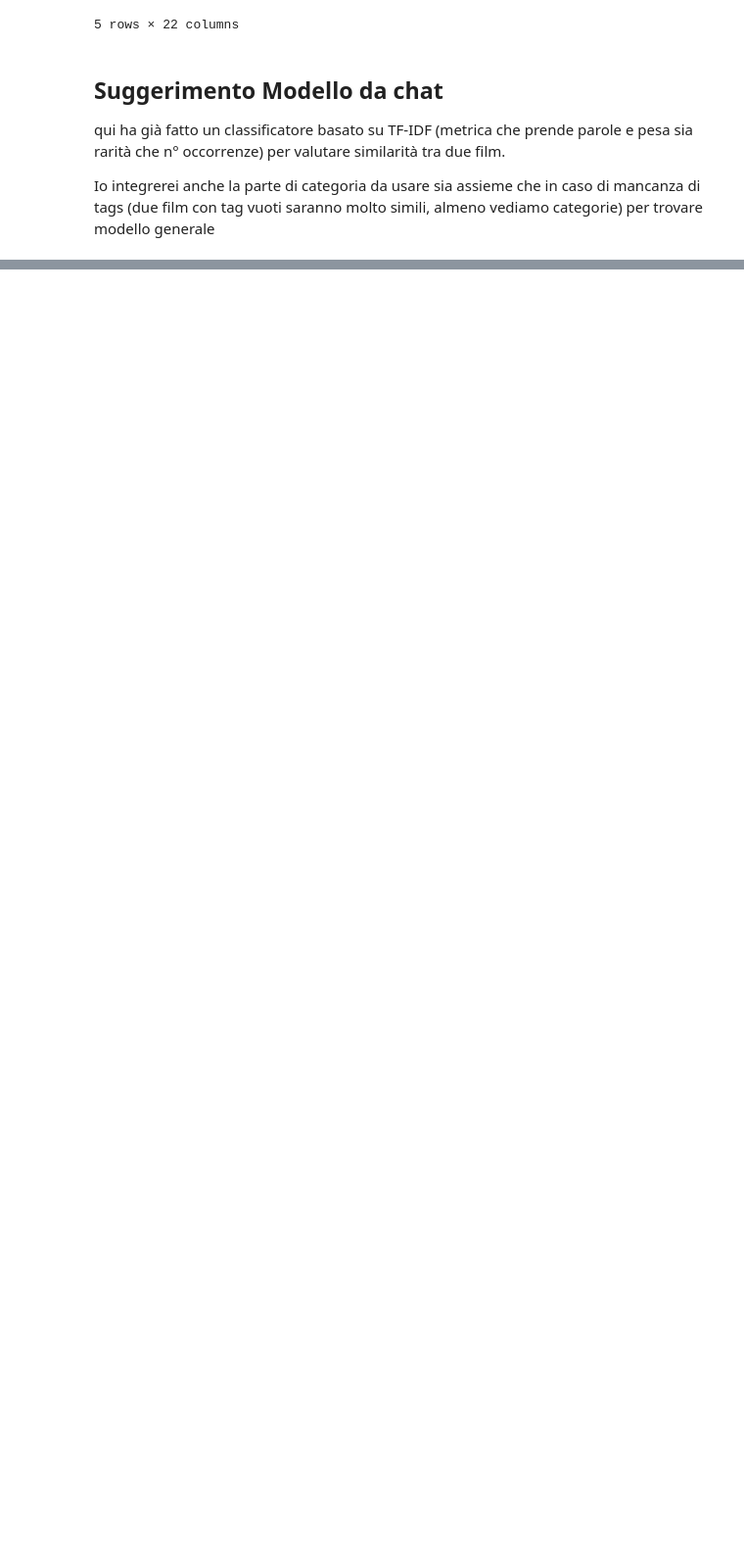
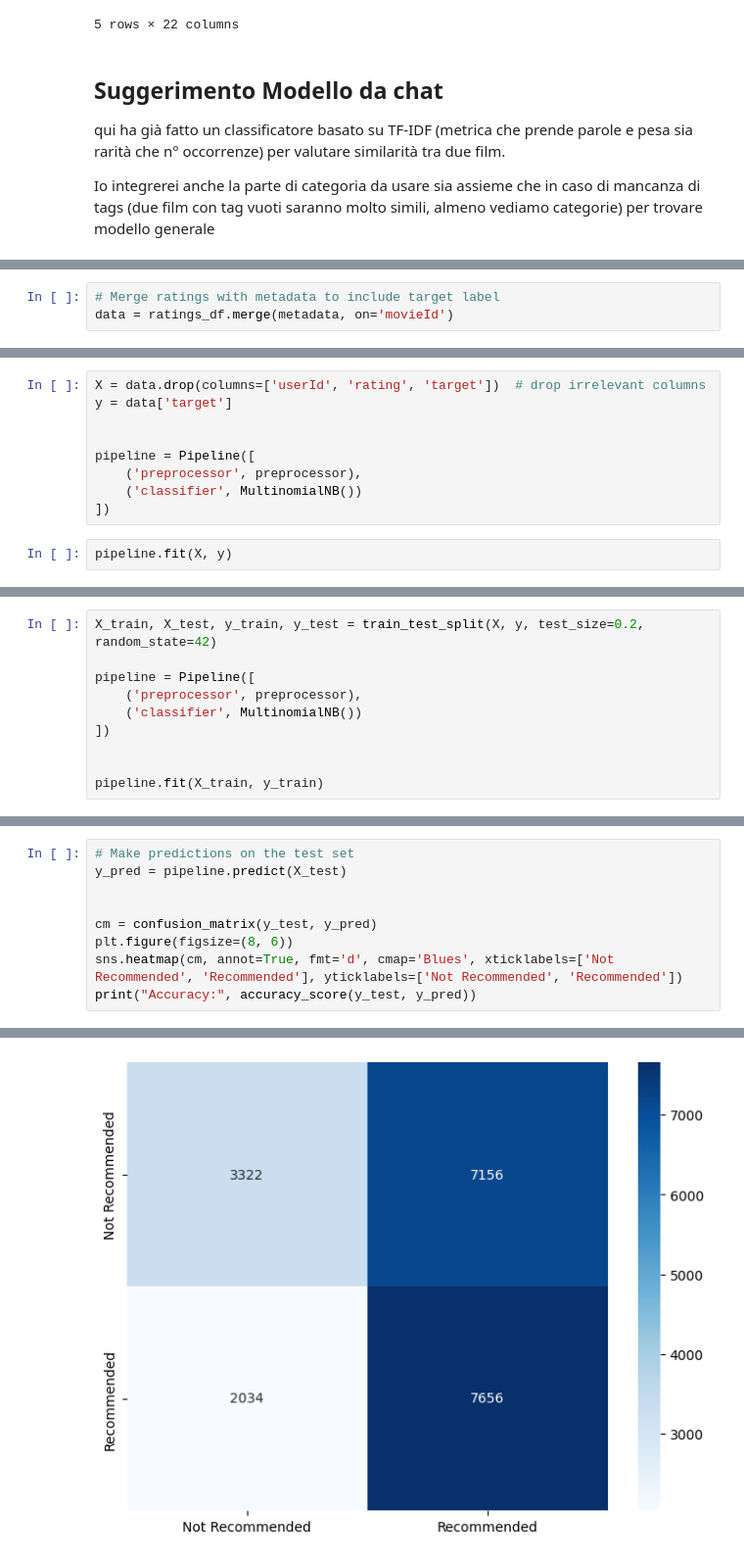
Before and after one commit to EliaTosin/DataAnaCla25, a Jupyter notebook: flipped_8/bayes_clf_content_based.ipynb, the cells around one changed output, grey strips where cells are left out. Shown at 98% size. Cells and saved outputs as stored; diff of their text form; blank space fills up the shorter version.

```diff
--- a/flipped_8/bayes_clf_content_based.ipynb
+++ b/flipped_8/bayes_clf_content_based.ipynb
@@ -198,0 +303,3 @@ recommended_movies
+# %%
+# Merge ratings with metadata to include target label
+data = ratings_df.merge(metadata, on='movieId')
@@ -198,0 +316,11 @@ recommended_movies
+# %%
+X = data.drop(columns=['userId', 'rating', 'target'])  # drop irrelevant columns
+y = data['target']
+
+
+pipeline = Pipeline([
+    ('preprocessor', preprocessor),
+    ('classifier', MultinomialNB())
+])
+# %%
+pipeline.fit(X, y)
@@ -198,0 +389,10 @@ recommended_movies
+# %%
+X_train, X_test, y_train, y_test = train_test_split(X, y, test_size=0.2, random_state=42)
+
+pipeline = Pipeline([
+    ('preprocessor', preprocessor),
+    ('classifier', MultinomialNB())
+])
+
+
+pipeline.fit(X_train, y_train)
@@ -198,0 +406,10 @@ recommended_movies
+# %%
+# Make predictions on the test set
+y_pred = pipeline.predict(X_test)
+
+
+cm = confusion_matrix(y_test, y_pred)
+plt.figure(figsize=(8, 6))
+sns.heatmap(cm, annot=True, fmt='d', cmap='Blues', xticklabels=['Not Recommended', 'Recommended'], yticklabels=['Not Recommended', 'Recommended'])
+print("Accuracy:", accuracy_score(y_test, y_pred))
+# %% [output]
@@ -198,0 +417 @@ recommended_movies
+[figure, added]
```
Also changed, not shown: parts of 29 cells of this notebook.
